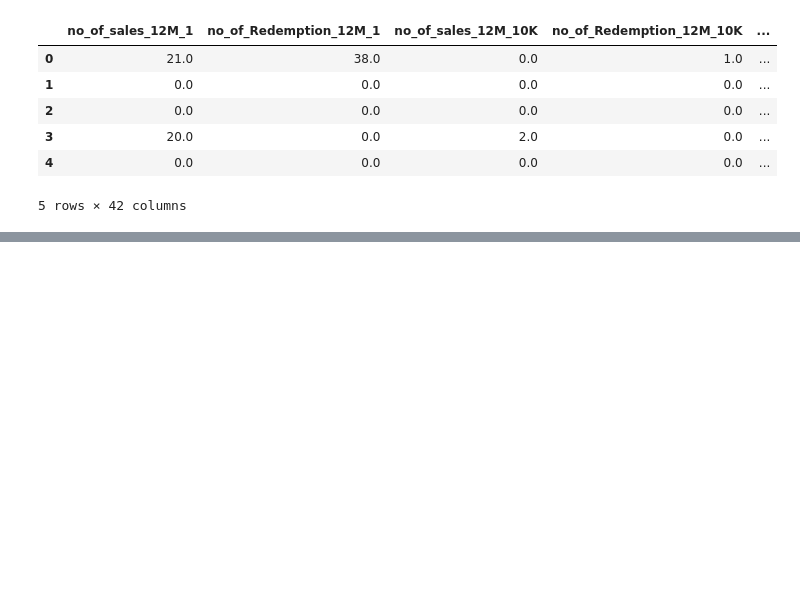
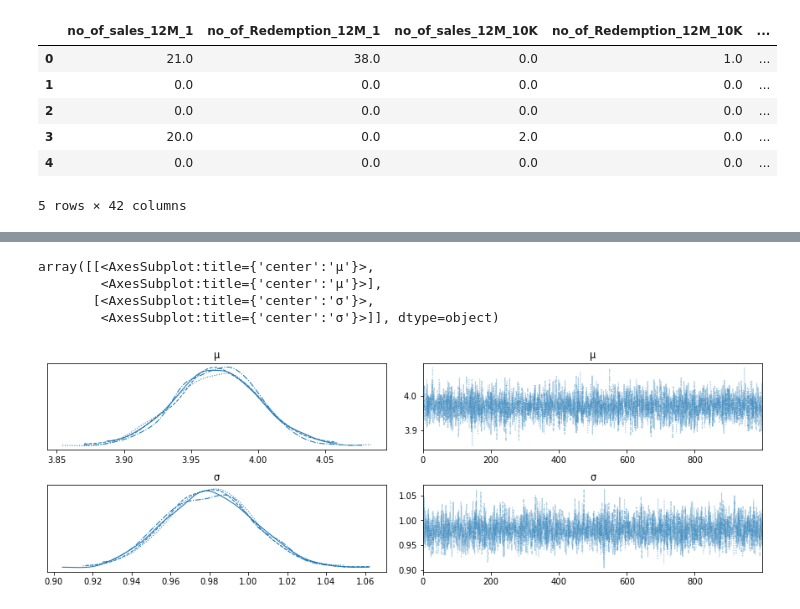
Before and after one commit to jfkoehler/october_aai, a Jupyter notebook: 03_other_models.ipynb, the cells around one changed output, grey strips where cells are left out. Drawn from its saved outputs; the diff is of its cells as text; code cells hidden in the pictures; blank space fills up the shorter version.

```diff
--- a/03_other_models.ipynb
+++ b/03_other_models.ipynb
@@ -24,0 +38,8 @@ data.head()
+# %%
+with pm.Model() as dist_model:
+    μ = pm.Uniform('μ', lower = 0, upper = 10)
+    σ = pm.Uniform('σ', lower = 0, upper = 10)
+
+    y = pm.Normal('y', mu = μ, sd = σ, observed = x)
+
+    trace = pm.sample(1000)
@@ -24,0 +53,8 @@ data.head()
+# %%
+az.plot_trace(trace)
+# %% [output]
+array([[<AxesSubplot:title={'center':'μ'}>,
+        <AxesSubplot:title={'center':'μ'}>],
+       [<AxesSubplot:title={'center':'σ'}>,
+        <AxesSubplot:title={'center':'σ'}>]], dtype=object)
+[figure, added]
```
Also changed, not shown: parts of 32 cells of this notebook.
